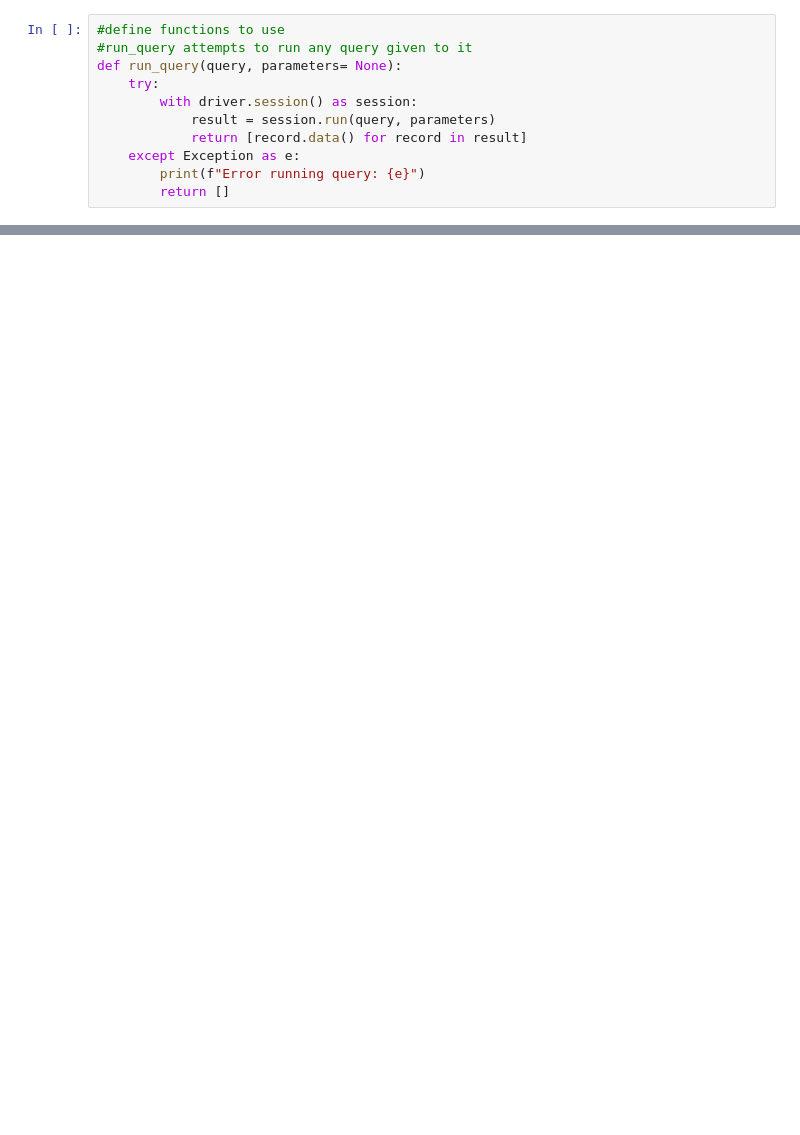
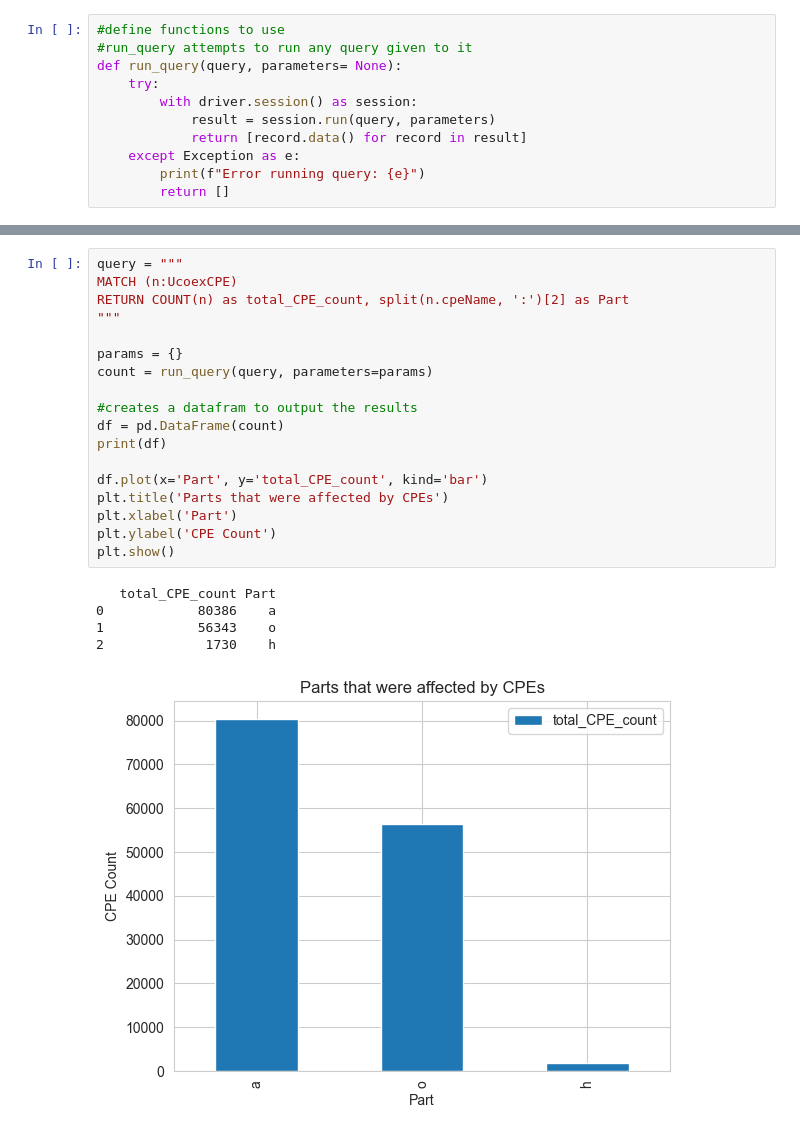
Before and after one commit to edogdu/UCKG, a Jupyter notebook: documents/notebooks/UCKG_Analysis.ipynb, the cells around one changed output, grey strips where cells are left out. Cells and saved outputs as stored; diff of their text form; blank space fills up the shorter version.

```diff
--- a/documents/notebooks/UCKG_Analysis.ipynb
+++ b/documents/notebooks/UCKG_Analysis.ipynb
@@ -50,0 +251,24 @@ df
+# %%
+query = """
+MATCH (n:UcoexCPE)
+RETURN COUNT(n) as total_CPE_count, split(n.cpeName, ':')[2] as Part
+"""
+
+params = {}
+count = run_query(query, parameters=params)
+
+#creates a datafram to output the results
+df = pd.DataFrame(count)
+print(df)
+
+df.plot(x='Part', y='total_CPE_count', kind='bar')
+plt.title('Parts that were affected by CPEs')
+plt.xlabel('Part')
+plt.ylabel('CPE Count')
+plt.show()
+# %% [output]
+   total_CPE_count Part
+0            80386    a
+1            56343    o
+2             1730    h
+[figure, added]
```
Also changed, not shown: parts of 34 cells of this notebook.
